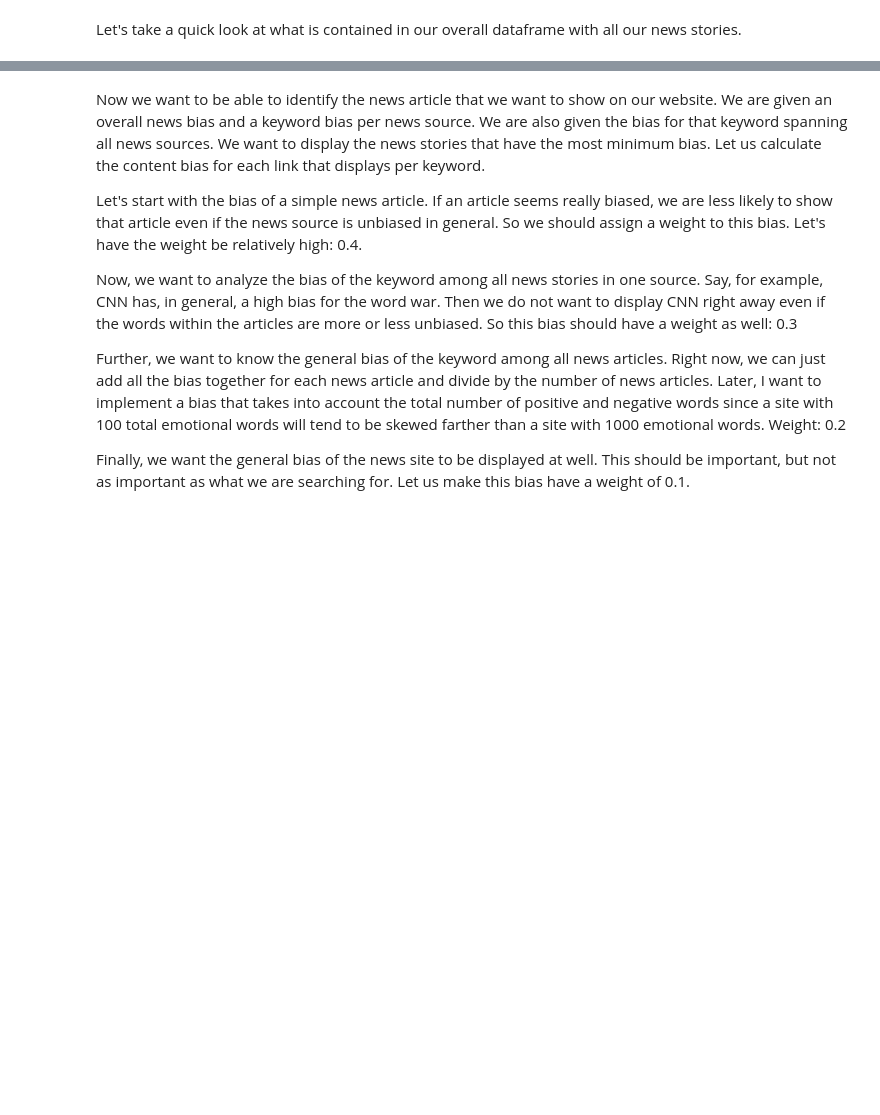
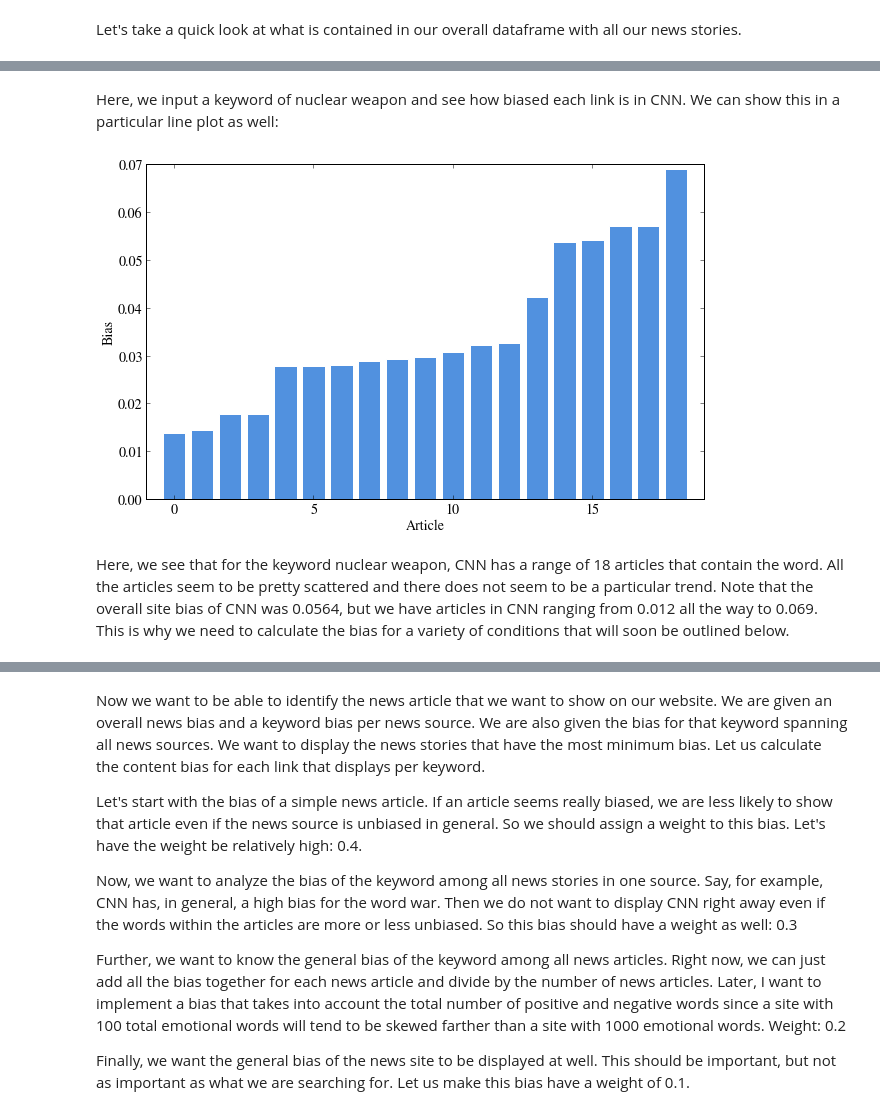
Before and after one commit to trender-io/report, a Jupyter notebook: trender-io.ipynb, the cells around one changed output, grey strips where cells are left out. Saved outputs shown, nothing was run; the diff lists cells and outputs as text; code cells hidden in the pictures; blank space fills up the shorter version.

```diff
--- a/trender-io.ipynb
+++ b/trender-io.ipynb
@@ -2147,0 +1967,19 @@ all_site_bias('Obama')
+# %%
+def keyword_bias(keyword,site):
+    pos=0
+    neg=0
+    links = []
+    links_bias=[]
+    for o in range(len(NEWSwords[site])):
+        if keyword in NEWScontent[site][o]:
+            links.append(NEWSlinks[site][o])
+            pos=pos+ len(NEWSposneg[site]['pos'][o])
+            neg=neg+ len(NEWSposneg[site]['neg'][o])
+            links_bias.append(float(len(NEWSposneg[site]['pos'][o]))/float(NEWSposneg[site]['total_words'][o]))
+    bias = np.nan if len(links_bias)==0 else sum(links_bias)/len(links_bias)
+    return keyword, site, pd.DataFrame({'bias':links_bias,'links':links}), pos, pos+neg,bias
+    #return {'links':links,'keyword':keyword,'site':site,'pos':pos,'total':pos+neg,'bias':0 if pos+neg==0 else float(pos)/float(pos+neg)}
+
+#The closer to 0 bias is, the more unbiased the article is.
+
+print_names_and_bias(keyword_bias('nuclear weapon','CNN')[2])
@@ -2147,0 +1994,13 @@ all_site_bias('Obama')
+# %% [markdown]
+Here, we input a keyword of nuclear weapon and see how biased each link is in CNN. We can show this in a particular line plot as well:
+# %%
+s_bias= sorted(keyword_bias('nuclear weapon','CNN')[2]['bias'].iteritems(), key=op.itemgetter(1))
+plt.bar(range(len(s_bias)),[s[1] for s in s_bias],align='center',color='#5191df')
+plt.xlim(-1,19)
+plt.ylabel('Bias')
+plt.xlabel('Article')
+plt.show()
+# %% [output]
+[figure, added]
+# %% [markdown]
+Here, we see that for the keyword nuclear weapon, CNN has a range of 18 articles that contain the word. All the articles seem to be pretty scattered and there does not seem to be a particular trend. Note that the overall site bias of CNN was 0.0564, but we have articles in CNN ranging from 0.012 all the way to 0.069. This is why we need to calculate the bias for a variety of conditions that will soon be outlined below.
```
Also changed, not shown: parts of 71 cells of this notebook.
